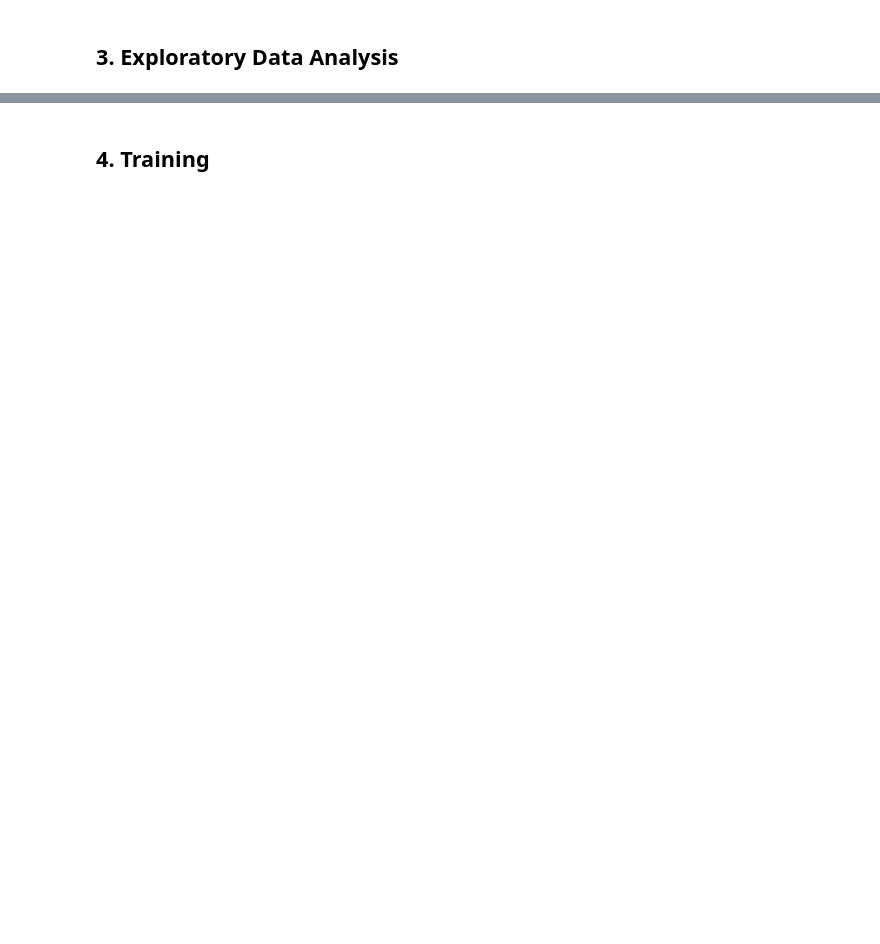
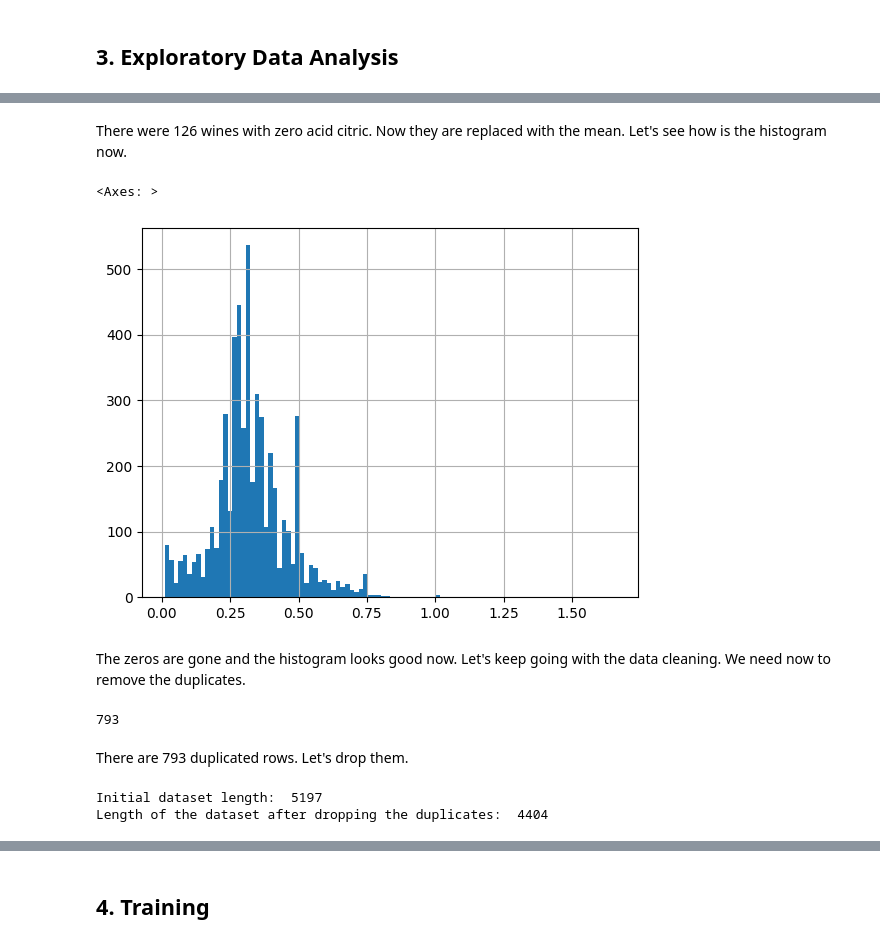
Before and after one commit to alapena/wine-tasters-AAF, a Jupyter notebook: 1_classification.ipynb, the cells around one changed output, grey strips where cells are left out. Saved outputs shown, nothing was run; the diff lists cells and outputs as text; code cells hidden in the pictures; blank space fills up the shorter version.

```diff
--- a/1_classification.ipynb
+++ b/1_classification.ipynb
@@ -66,7 +54,5 @@ Now:
 # %%
-# Your code goes here
-
 from sklearn.model_selection import train_test_split
 seed = 42
-train, test = train_test_split(wine_quality_df, test_size=0.2, random_state=seed, stratify=wine_quality_df['quality'])
-train.shape
+
+train_dataset, test_dataset = train_test_split(wine_quality_df, test_size=0.2, random_state=seed, stratify=wine_quality_df['quality'])
@@ -241,0 +133,4 @@ plt.show()
+# %%
+print("Initial zero citrid_acid values: ", len(train_dataset[train_dataset['citric_acid'] == 0]))
+train_dataset['citric_acid'].replace(0, train_dataset['citric_acid'].mean(), inplace=True)
+print("After replacing them with the mean: ", len(train_dataset[train_dataset['citric_acid'] == 0]))
@@ -241,0 +146,22 @@ plt.show()
+# %% [markdown]
+There were 126 wines with zero acid citric. Now they are replaced with the mean. Let's see how is the histogram now.
+# %%
+train_dataset["citric_acid"].hist(bins=100)
+# %% [output]
+<Axes: >
+[figure, added]
+# %% [markdown]
+The zeros are gone and the histogram looks good now. Let's keep going with the data cleaning. We need now to remove the duplicates.
+# %%
+print(train_dataset.duplicated().sum())
+# %% [output]
+793
+# %% [markdown]
+There are 793 duplicated rows. Let's drop them.
+# %%
+print("Initial dataset length: ", len(train_dataset))
+train_dataset.drop_duplicates(inplace=True)
+print("Length of the dataset after dropping the duplicates: ", len(train_dataset))
+# %% [output]
+Initial dataset length:  5197
+Length of the dataset after dropping the duplicates:  4404
```
Also changed, not shown: parts of 45 cells of this notebook, 1 other file.
